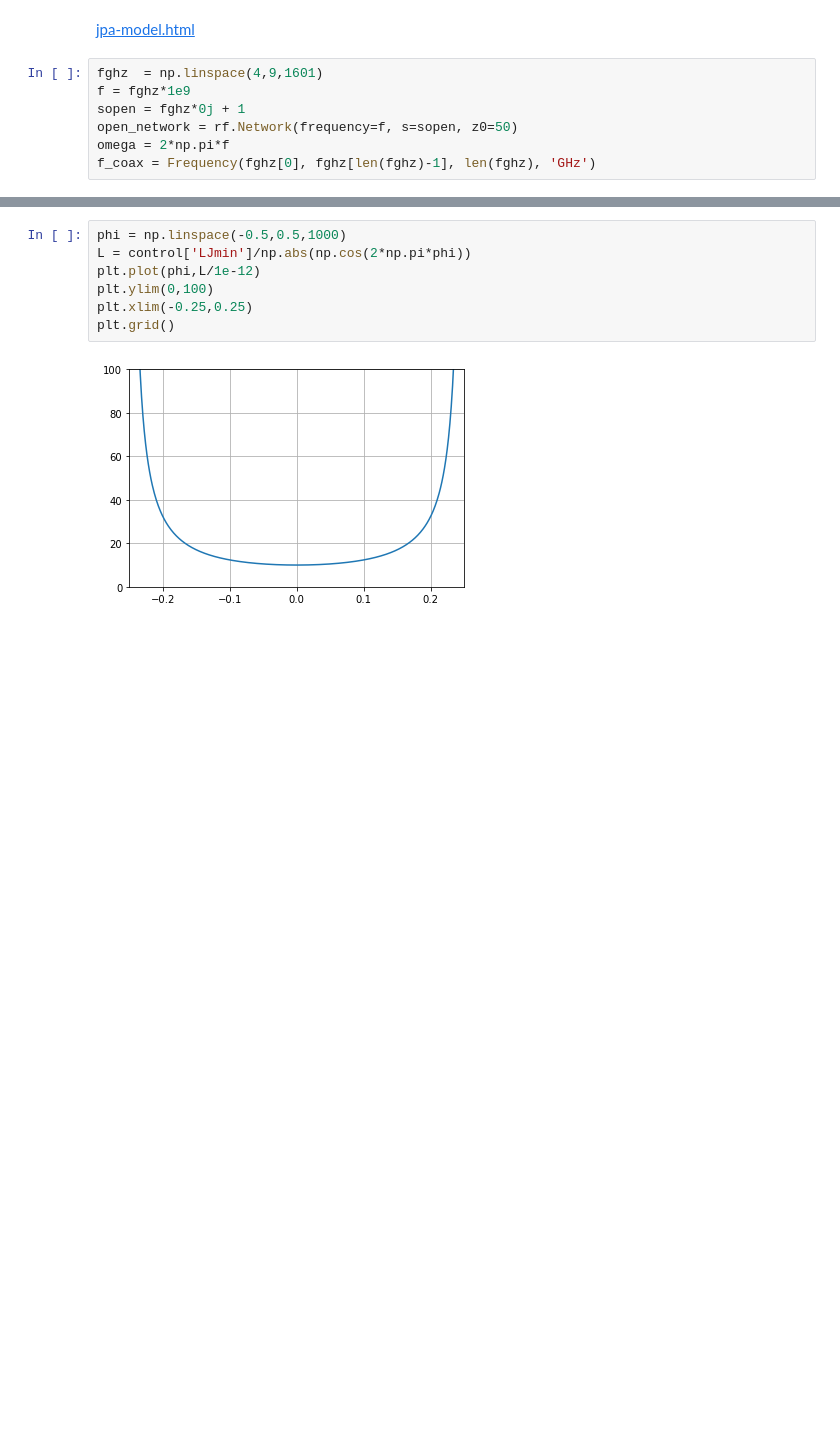
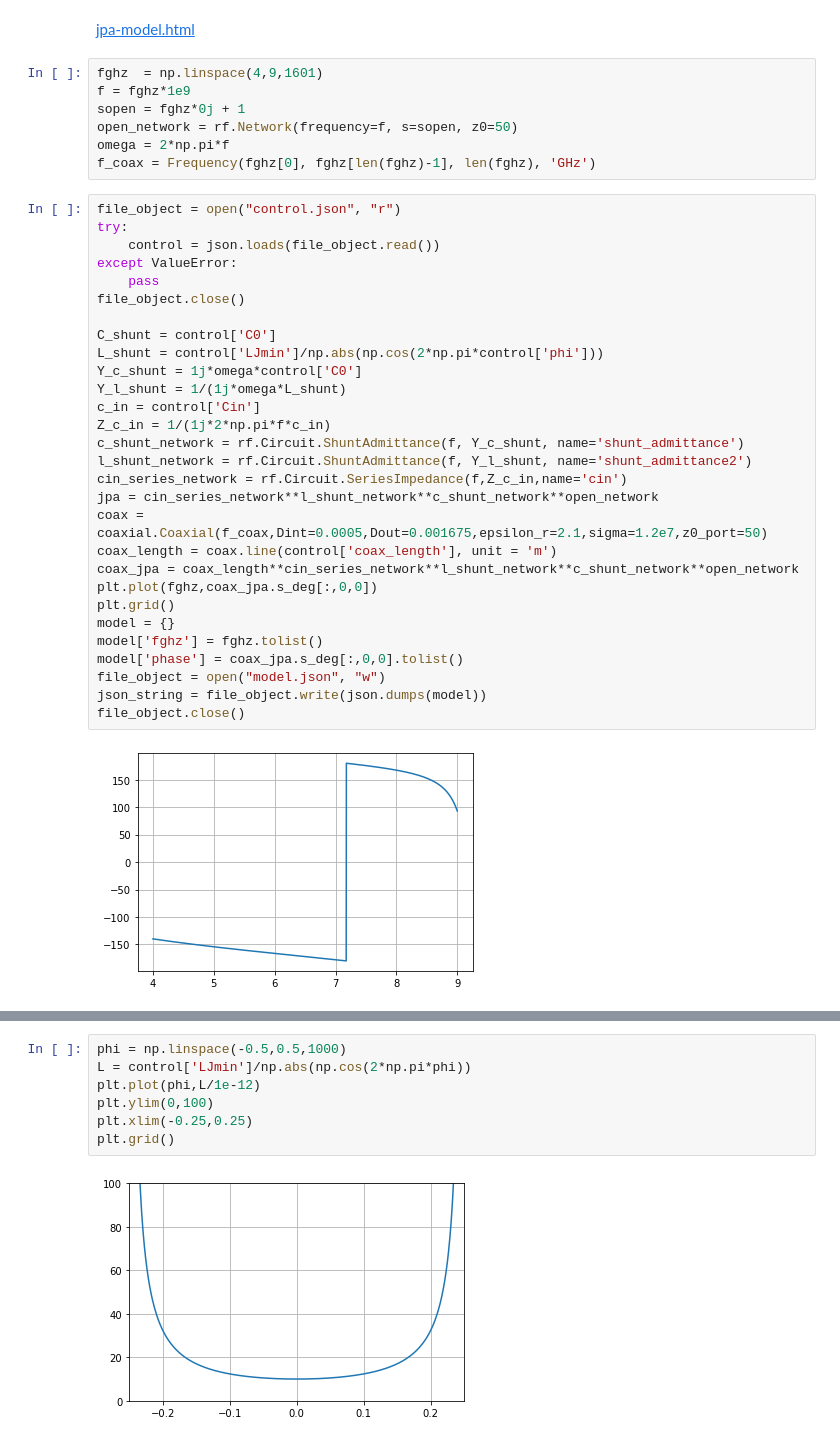
Before and after one commit to LafeLabs/jcal, a Jupyter notebook: jpa-model.ipynb, the cells around one changed output, grey strips where cells are left out. Drawn from its saved outputs; the diff is of its cells as text; blank space fills up the shorter version.

Commit message:
the model is starting to come together

```diff
--- a/jpa-model.ipynb
+++ b/jpa-model.ipynb
@@ -14,3 +14,34 @@ sopen = fghz*0j + 1
 open_network = rf.Network(frequency=f, s=sopen, z0=50)
 omega = 2*np.pi*f
 f_coax = Frequency(fghz[0], fghz[len(fghz)-1], len(fghz), 'GHz')
+# %%
+file_object = open("control.json", "r")
+try:
+    control = json.loads(file_object.read())
+except ValueError:
+    pass
+file_object.close()
+
+C_shunt = control['C0']
+L_shunt = control['LJmin']/np.abs(np.cos(2*np.pi*control['phi']))
+Y_c_shunt = 1j*omega*control['C0']
+Y_l_shunt = 1/(1j*omega*L_shunt)
+c_in = control['Cin']
+Z_c_in = 1/(1j*2*np.pi*f*c_in)
+c_shunt_network = rf.Circuit.ShuntAdmittance(f, Y_c_shunt, name='shunt_admittance')
+l_shunt_network = rf.Circuit.ShuntAdmittance(f, Y_l_shunt, name='shunt_admittance2')
+cin_series_network = rf.Circuit.SeriesImpedance(f,Z_c_in,name='cin')
+jpa = cin_series_network**l_shunt_network**c_shunt_network**open_network
+coax = coaxial.Coaxial(f_coax,Dint=0.0005,Dout=0.001675,epsilon_r=2.1,sigma=1.2e7,z0_port=50)
+coax_length = coax.line(control['coax_length'], unit = 'm')
+coax_jpa = coax_length**cin_series_network**l_shunt_network**c_shunt_network**open_network
+plt.plot(fghz,coax_jpa.s_deg[:,0,0])
+plt.grid()
+model = {}
+model['fghz'] = fghz.tolist()
+model['phase'] = coax_jpa.s_deg[:,0,0].tolist()
+file_object = open("model.json", "w")
+json_string = file_object.write(json.dumps(model))
+file_object.close()
+# %% [output]
+[figure, added]
```
Also changed, not shown: parts of 2 cells of this notebook, 7 other files.
